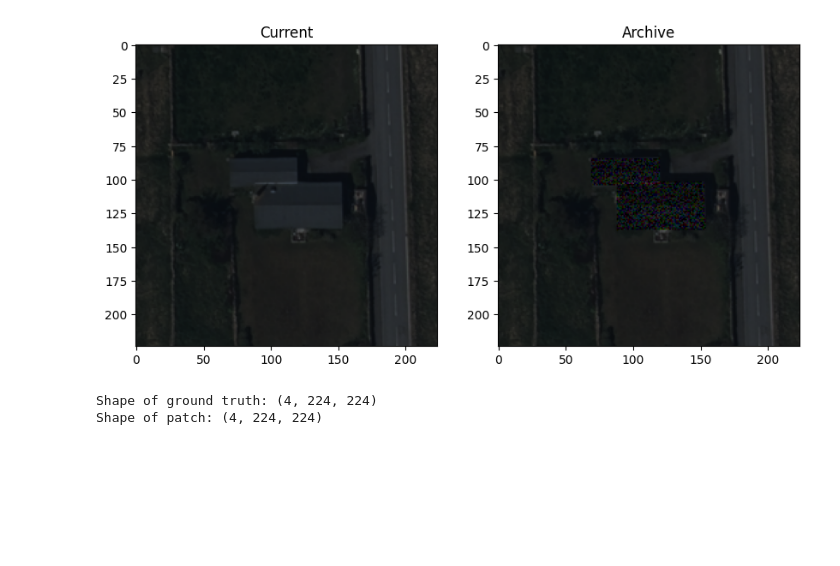
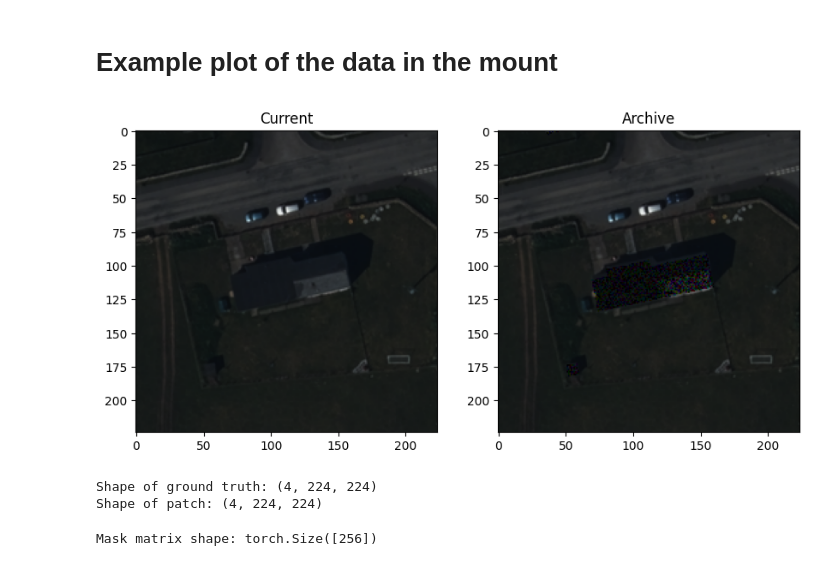
Before and after one commit to sinwongos/model, a Jupyter notebook: main_sw.ipynb, the cells around one changed output. Drawn from its saved outputs; the diff is of its cells as text; code cells hidden in the pictures; blank space fills up the shorter version.

```diff
--- a/main_sw.ipynb
+++ b/main_sw.ipynb
@@ -64,0 +58,4 @@ file_names = [f for f in os.listdir(ground_truth_path) if os.path.isfile(os.path
+# %%
+# Load filenames from CSV
+df = pd.read_csv('ground_truth_files_name.csv')
+num_files = df['filename'].tolist()
@@ -64,0 +71,2 @@ file_names = [f for f in os.listdir(ground_truth_path) if os.path.isfile(os.path
+# %% [markdown]
+# Example plot of the data in the mount
@@ -65,26 +88,29 @@ file_names = [f for f in os.listdir(ground_truth_path) if os.path.isfile(os.path
 # %%
 def plot_patch(current, archive):
     # Move channels to the last axis (from (4, 224, 224) to (224, 224, 4))
     current = np.moveaxis(current, 0, -1)
     archive = np.moveaxis(archive, 0, -1)
 
     # Plot the first three channels (RGB)
     fig, ax = plt.subplots(1, 2, figsize=(10, 5))
     ax[0].imshow(np.uint8(current[:, :, :3] / 255))  # Normalize and plot RGB for current
     ax[0].set_title('Current')
     ax[1].imshow(np.uint8(archive[:, :, :3] / 255))  # Normalize and plot RGB for archive
     ax[1].set_title('Archive')
     plt.show()
 
-gt = np.load(os.path.join(ground_truth_path, file_names[3]))
-ptch = np.load(os.path.join(patches_path, file_names[3]))
+gt = np.load(os.path.join(ground_truth_path, num_files[3]))
+ptch = np.load(os.path.join(patches_path, num_files[3]))
 
 plot_patch(gt, ptch)
+print(f'Shape of ground truth: {gt.shape}')
+print(f'Shape of patch: {ptch.shape}')
 # %% [output]
-[figure, old version]
+[figure, new version]
+Shape of ground truth: (4, 224, 224)
+Shape of patch: (4, 224, 224)
-# %%
-print(f'Shape of ground truth: {gt.shape}')
-print(f'Shape of patch: {ptch.shape}')
-# %% [output]
-Shape of ground truth: (4, 224, 224)
-Shape of patch: (4, 224, 224)
+# %%
+mask_matrix = compute_mask_matrix(gt, ptch)
+print("Mask matrix shape:", mask_matrix.shape)  # Should be matrix shape: torch.Size([256])
+# %% [output]
+Mask matrix shape: torch.Size([256])
```
Also changed, not shown: parts of 18 cells of this notebook, 5 other files.
